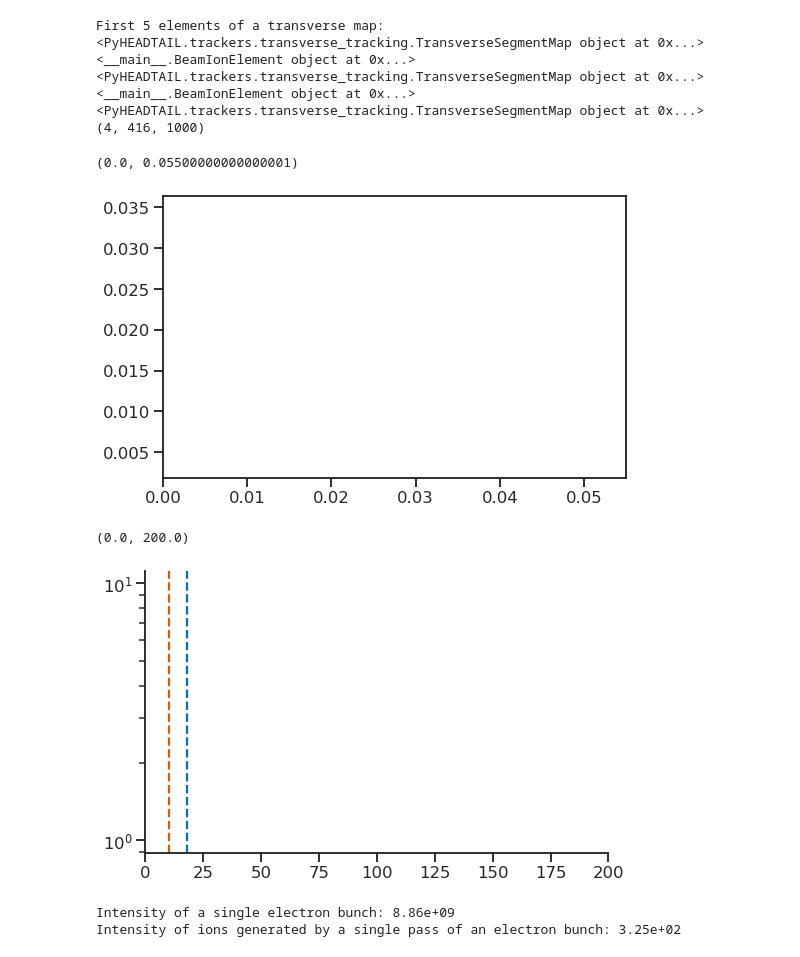
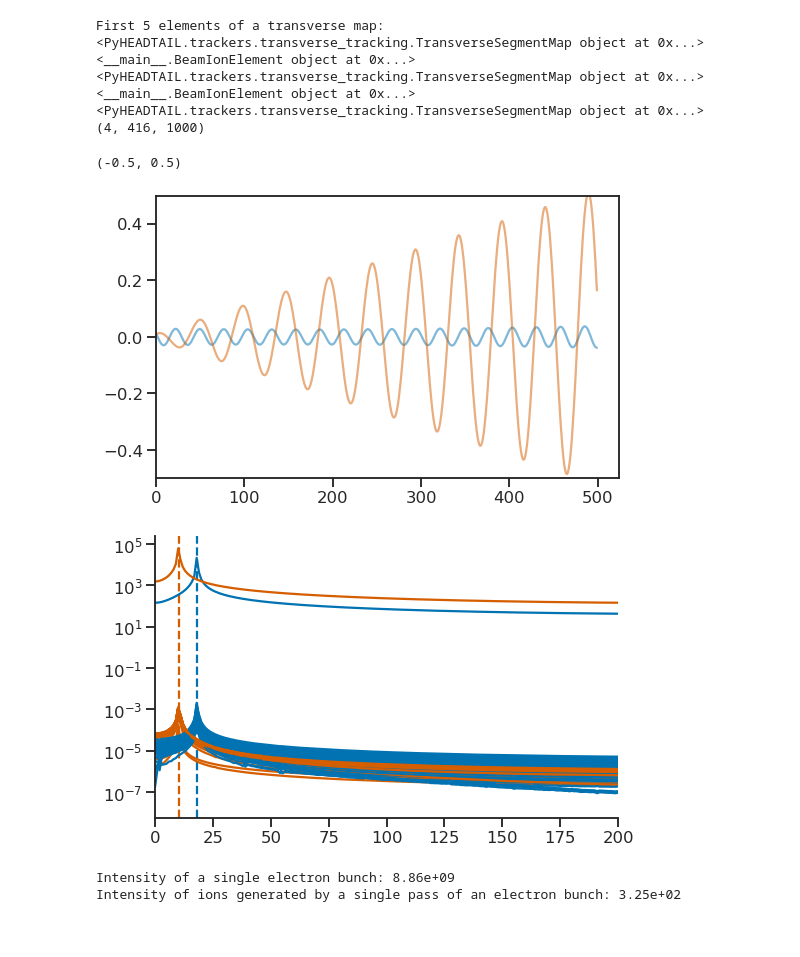
Before and after one commit to gubaidulinvadim/bii_tracking, a Jupyter notebook: FBII_tracking_example.ipynb, the cells around one changed output. Saved outputs shown, nothing was run; the diff lists cells and outputs as text; code cells hidden in the pictures.

```diff
--- a/FBII_tracking_example.ipynb
+++ b/FBII_tracking_example.ipynb
@@ -6,7 +6,7 @@ from PyHEADTAIL.trackers.longitudinal_tracking import RFSystems
 from PyHEADTAIL.trackers.transverse_tracking import TransverseMap
 from SOLEILII_parameters.SOLEIL_parameters import *
 import numpy as np
-N_MACROPARTICLES = int(1e3)
+N_MACROPARTICLES = int(2e3)
 N_MACROPARTICLES_IONS = int(50)
 N_MACROPARTICLES_IONS_MAX = int(1e3)
 N_TURNS = int(1)
@@ -286,16 +290,16 @@ for item in trans_one_turn[:5]:
 saved_xy = np.empty(shape=(4, H_RF, len(trans_one_turn)*N_TURNS))
 print(saved_xy.shape)
 saved_xy_ions = np.empty(shape=(4, H_RF, len(trans_one_turn)*N_TURNS))
-# for turn in tqdm(range(N_TURNS)):
-turn = 0
-for index, m_ in enumerate(tqdm(trans_one_turn)):
-    for bunch_index, electron_bunch in enumerate(electron_bunch_list):
-        m_.track(electron_bunch)
-        long_map.track(electron_bunch)
-        saved_xy[0, bunch_index, turn*len(trans_one_turn)+index] = electron_bunch.mean_x()
-        saved_xy[1, bunch_index, turn*len(trans_one_turn)+index] = electron_bunch.mean_y()
-        saved_xy[2, bunch_index, turn*len(trans_one_turn)+index] = electron_bunch.mean_xp()
-        saved_xy[3, bunch_index, turn*len(trans_one_turn)+index] = electron_bunch.mean_yp()
+for turn in tqdm(range(N_TURNS)):
+# turn = 0
+    for index, m_ in enumerate(tqdm(trans_one_turn)):
+        for bunch_index, electron_bunch in enumerate(electron_bunch_list):
+            m_.track(electron_bunch)
+            long_map.track(electron_bunch)
+            saved_xy[0, bunch_index, turn*len(trans_one_turn)+index] = electron_bunch.mean_x()
+            saved_xy[1, bunch_index, turn*len(trans_one_turn)+index] = electron_bunch.mean_y()
+            saved_xy[2, bunch_index, turn*len(trans_one_turn)+index] = electron_bunch.mean_xp()
+            saved_xy[3, bunch_index, turn*len(trans_one_turn)+index] = electron_bunch.mean_yp()
 # %% [output]
 First 5 elements of a transverse map:
 <PyHEADTAIL.trackers.transverse_tracking.TransverseSegmentMap object at 0x...>
@@ -312,46 +316,50 @@ sbs.set(rc={'figure.figsize':(8.3,5.2)},
 SIGMA_X = np.sqrt(EPSILON_X*np.mean(beta_x))
 SIGMA_Y = np.sqrt(EPSILON_Y*np.mean(beta_y))
 
-bunch_number = 0
+bunch_number = -1
+# print(saved_xy[0, 1, ::2])
 # turn = 200
 # plt.plot(saved_xy[2, bunch_number, ::2]/SIGMA_X, alpha=.5, color='b', linestyle='dashed')
 # plt.plot(saved_xy[3, bunch_number, ::2]/SIGMA_Y, alpha=.5, color='r', linestyle='dashed')
-
+# print(saved_xy)
 plt.plot(saved_xy[0, bunch_number, ::2]/SIGMA_X, alpha=.5, color='b')
 plt.plot(saved_xy[1, bunch_number, ::2]/SIGMA_Y, alpha=.5, color='r')
+# plt.plot(saved_xy[0, :, -1]/SIGMA_X, alpha=.5, color='b')
+# plt.plot(saved_xy[1, :, -1]/SIGMA_Y, alpha=.5, color='r')
+
 plt.xlim(0, )
-# plt.ylim(-1, 1)
+plt.ylim(-.5, .5)
 # %% [output]
-(0.0, 0.05500000000000001)
+(-0.5, 0.5)
-[figure, old version]
+[figure, new version]
 # %%
 from numpy.fft import rfft, fft, fftfreq, rfftfreq
 import seaborn as sbs
 sbs.set(rc={'figure.figsize':(8.3,5.2)},
         style='ticks',
         palette='colorblind',
         context='talk', )
 f_0 = c/CIRCUMFERENCE
 f_s = f_0*len(trans_one_turn)//2
-bunch_number = -50
-x, y = saved_xy[0, bunch_number, ::2], saved_xy[1, bunch_number, ::2]
-fft_x, fft_y = (np.abs(rfft(x)), np.abs(rfft(y)))
-fftfreq_x, fftfreq_y = f_s*rfftfreq(x.shape[0]), f_s*rfftfreq(y.shape[0])
+bunch_number = -1
 fig, ax = plt.subplots(1, 1)
-ax.semilogy(fftfreq_x/f_0, fft_x, color='b')
-ax.semilogy(fftfreq_y/f_0, fft_y, color='r')
 ax.axvline(Q_X, color='b', linestyle='dashed')
 ax.axvline(Q_Y, color='r', linestyle='dashed')
 ax.spines['top'].set_visible(False)
 ax.spines['right'].set_visible(False)
 ax.spines['bottom'].set_visible(True)
 ax.spines['left'].set_visible(True)
 # ax.set_ylim(1e-1, )
 ax.set_xlim(0, .5*f_s/f_0)
 ax.set_xlim(0, 200)
+for bunch_number in range(H_RF)[::10]:
+    x, y = saved_xy[0, bunch_number, ::2], saved_xy[1, bunch_number, ::2]
+    fft_x, fft_y = (np.abs(rfft(x)), np.abs(rfft(y)))
+    fftfreq_x, fftfreq_y = f_s*rfftfreq(x.shape[0]), f_s*rfftfreq(y.shape[0])
+    ax.semilogy(fftfreq_x/f_0, fft_x, color='b')
+    ax.semilogy(fftfreq_y/f_0, fft_y, color='r')
 # %% [output]
-(0.0, 200.0)
-[figure, old version]
+[figure, new version]
 # %%
 # plt.plot(saved_xy[1, -1, :], label='electrons')
 # plt.plot(saved_xy_ions[1, -1, :], label='ions')
```
Also changed, not shown: parts of 1 cell of this notebook.
